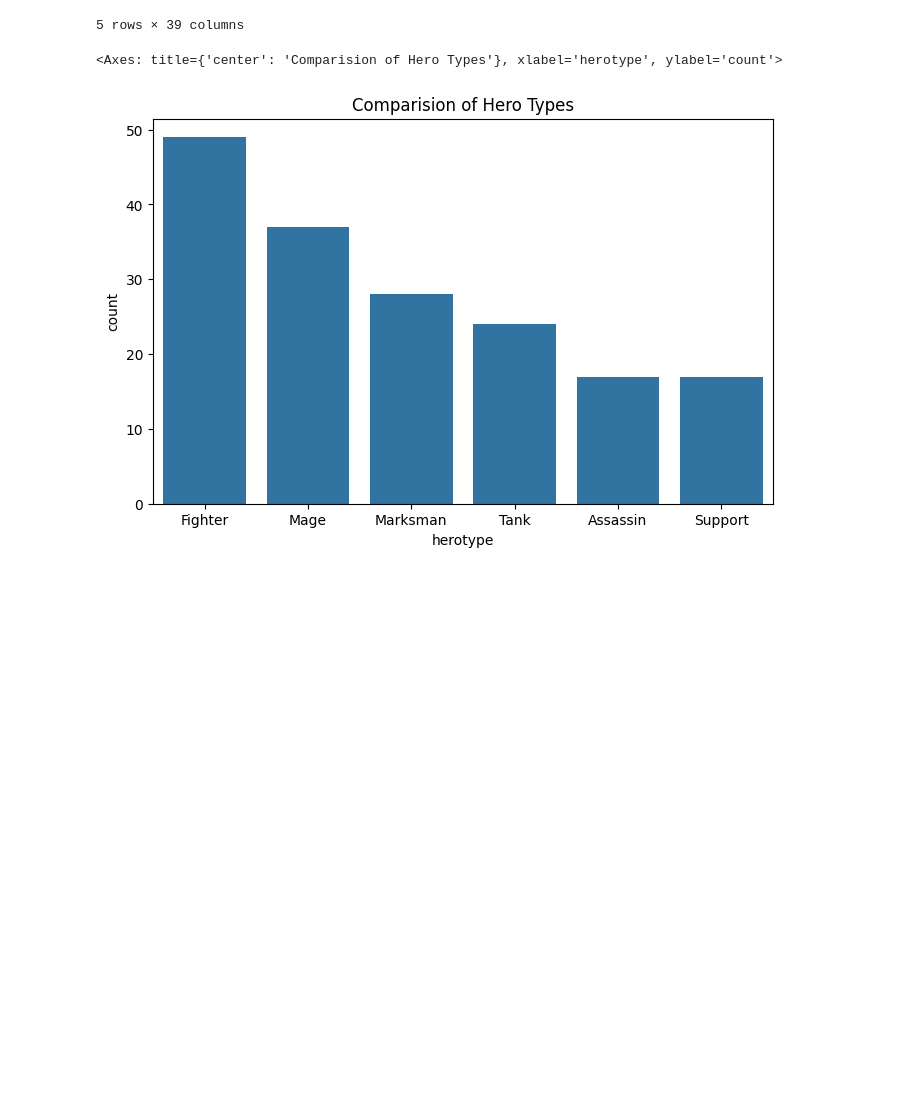
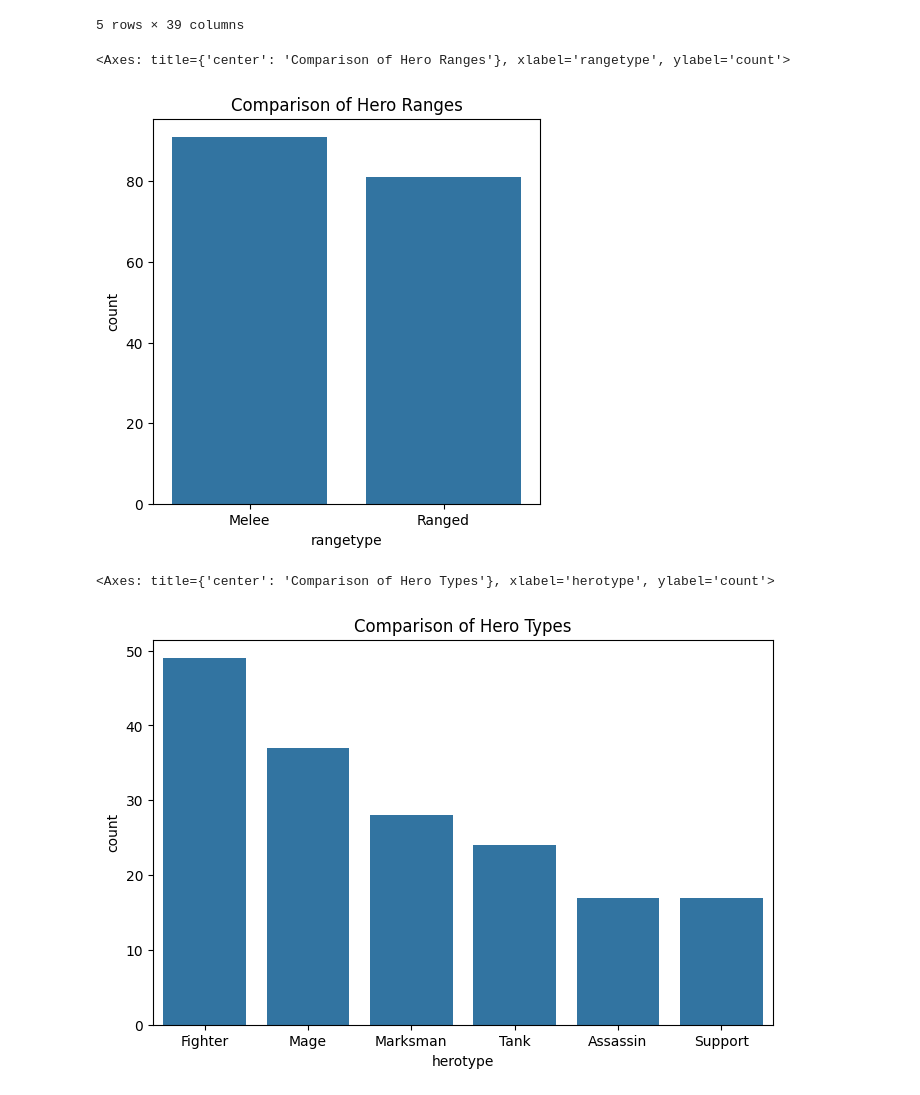
Before and after one commit to medhahegde04/lol-champion-analysis, a Jupyter notebook: notebooks/eda.ipynb, the cells around one changed output. Saved outputs shown, nothing was run; the diff lists cells and outputs as text; code cells hidden in the pictures; blank space fills up the shorter version.

Commit message:
Fix visualization typos and reorganize EDA plots

```diff
--- a/notebooks/eda.ipynb
+++ b/notebooks/eda.ipynb
@@ -352,12 +352,19 @@ champion_data.head()
 | Akshan | 166.0 | Akshan | the Rogue Sentinel | 3 | Marksman | Assassin | Mana | Ranged | 2021-07-22 | {'Marksman', 'Assassin'} | ... |
 | Alistar | 12.0 | Alistar | the Minotaur | 1 | Tank | Support | Mana | Melee | 2009-02-21 | {'Vanguard'} | ... |
 5 rows × 39 columns
+# %%
+plt.figure(figsize=(5, 5))
+plt.title("Comparison of Hero Ranges")
+sns.countplot(x=champion_data['rangetype'], order=champion_data['rangetype'].value_counts().index)
+# %% [output]
+<Axes: title={'center': 'Comparison of Hero Ranges'}, xlabel='rangetype', ylabel='count'>
+[figure, added]
 # %%
 plt.figure(figsize=(8, 5))
-plt.title("Comparision of Hero Types")
+plt.title("Comparison of Hero Types")
 sns.countplot(x=champion_data['herotype'], order=champion_data['herotype'].value_counts().index)
 # %% [output]
-<Axes: title={'center': 'Comparision of Hero Types'}, xlabel='herotype', ylabel='count'>
+<Axes: title={'center': 'Comparison of Hero Types'}, xlabel='herotype', ylabel='count'>
 [figure]
 # %%
 plt.figure(figsize=(8, 5))
```
Also changed, not shown: parts of 4 cells of this notebook.
